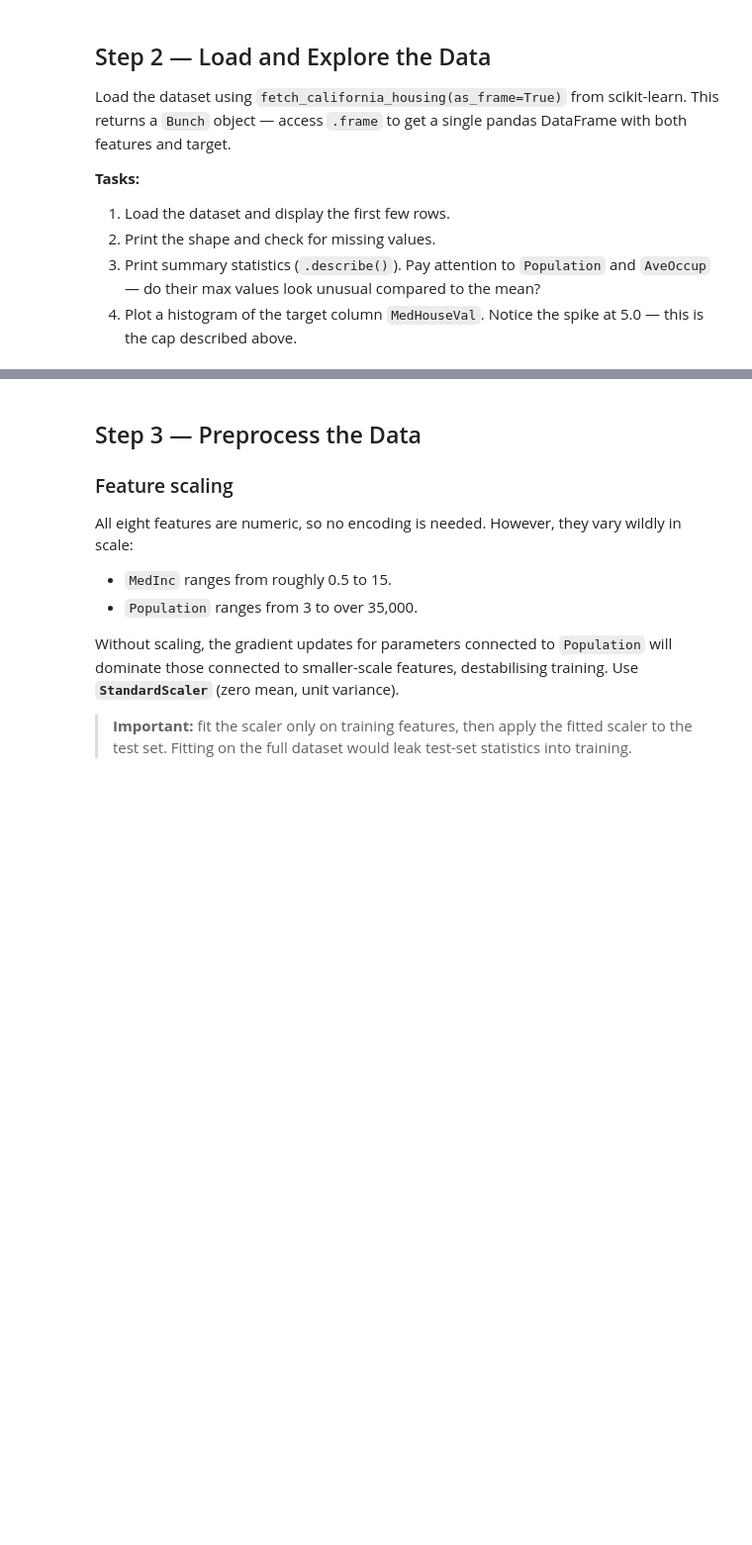
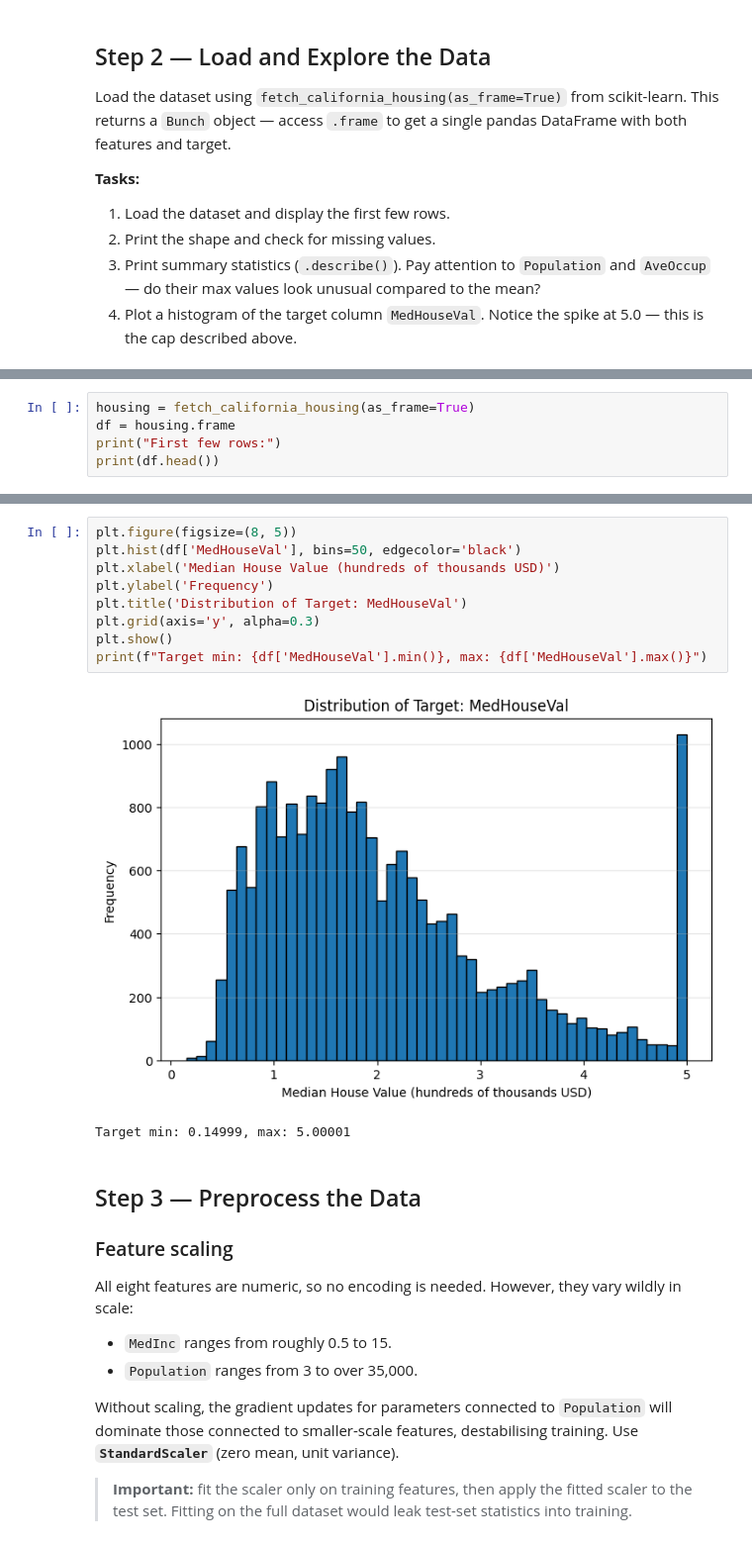
Before and after one commit to ugisrutinsRSU/RSU_Colab, a Jupyter notebook: 04_Regularization_and_Optimization_Exercise.ipynb, the cells around one changed output, grey strips where cells are left out. Shown at 99% size. Drawn from its saved outputs; the diff is of its cells as text; blank space fills up the shorter version.

```diff
--- a/04_Regularization_and_Optimization_Exercise.ipynb
+++ b/04_Regularization_and_Optimization_Exercise.ipynb
@@ -68,0 +77,5 @@ Load the dataset using `fetch_california_housing(as_frame=True)` from scikit-lea
+# %%
+housing = fetch_california_housing(as_frame=True)
+df = housing.frame
+print("First few rows:")
+print(df.head())
@@ -69,3 +120,15 @@ Load the dataset using `fetch_california_housing(as_frame=True)` from scikit-lea
+# %%
+plt.figure(figsize=(8, 5))
+plt.hist(df['MedHouseVal'], bins=50, edgecolor='black')
+plt.xlabel('Median House Value (hundreds of thousands USD)')
+plt.ylabel('Frequency')
+plt.title('Distribution of Target: MedHouseVal')
+plt.grid(axis='y', alpha=0.3)
+plt.show()
+print(f"Target min: {df['MedHouseVal'].min()}, max: {df['MedHouseVal'].max()}")
+# %% [output]
+[figure, added]
+Target min: 0.14999, max: 5.00001
 # %% [markdown]
 ## Step 3 — Preprocess the Data
 
```
Also changed, not shown: parts of 27 cells of this notebook, 1 other file.
